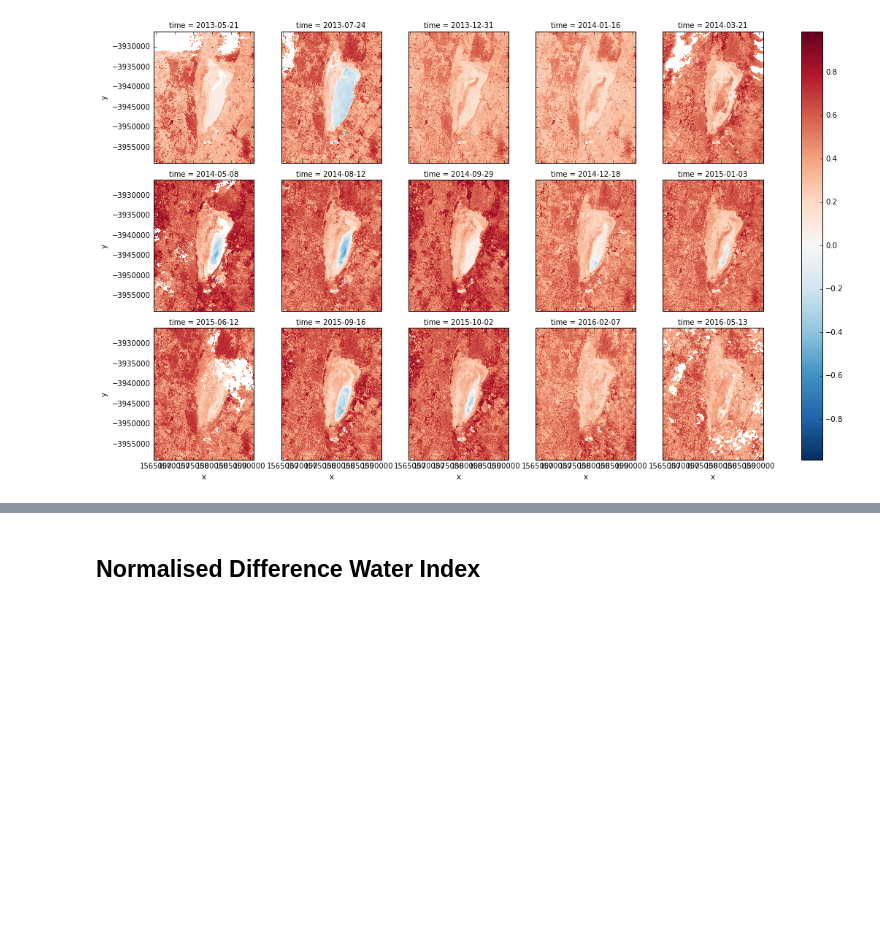
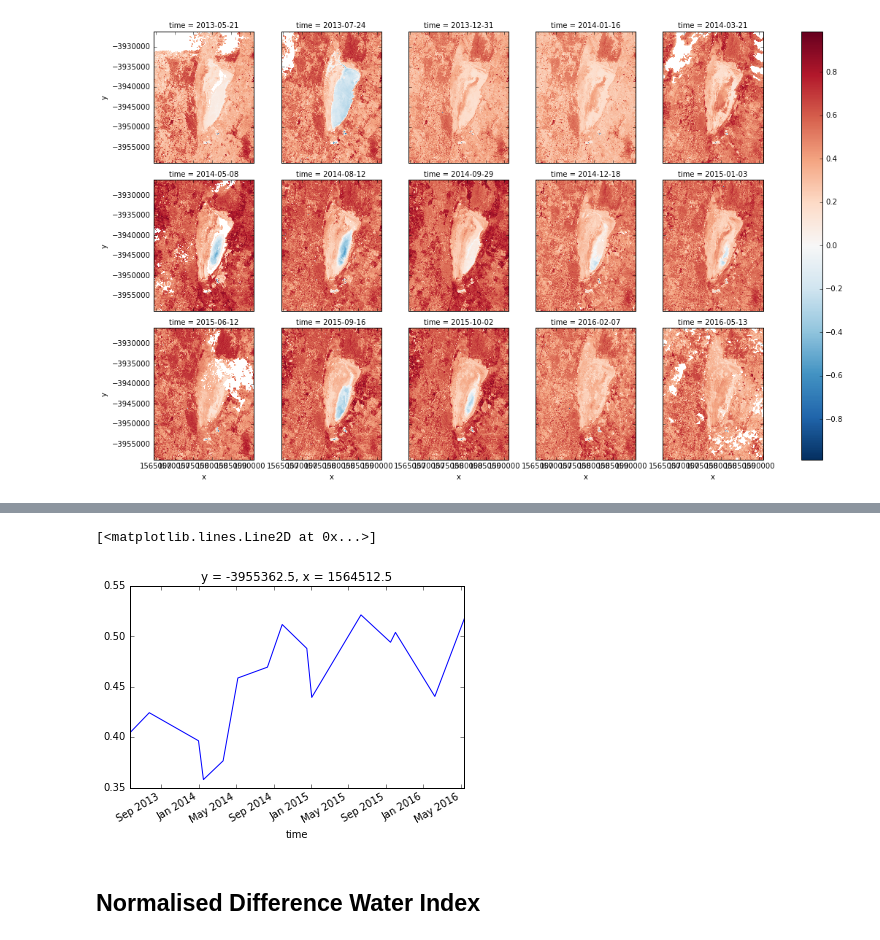
Before and after one commit to zhang01GA/geodanalytics, a Jupyter notebook: BareSoil/export_near_cloudfree_landsat_imagery_stack.ipynb, the cells around one changed output, grey strips where cells are left out. Saved outputs shown, nothing was run; the diff lists cells and outputs as text; code cells hidden in the pictures; blank space fills up the shorter version.

```diff
--- a/BareSoil/export_near_cloudfree_landsat_imagery_stack.ipynb
+++ b/BareSoil/export_near_cloudfree_landsat_imagery_stack.ipynb
@@ -406,14 +437,13 @@ print ('No data values', bands.red.nodata)
 # %%
 
 # Normalized Differenc Vegetation Index: Red and near Infrared bands
-
-ndvi = ((nir - red) / (nir + red)).where(cloud_free)
+# ndvi = ((nir - red) / (nir + red)).where(cloud_free)
 
 # Normalized Differenc Water Index: Green and Shortwave Infrared Bands
-
+#del(ndwi)
 ndwi = ((swir1- green)/(green + swir1)).where(cloud_free)
 
 #ndwi = ((green- swir1)/(green + swir1)).where(cloud_free)
 
-ndvi.shape
+ndwi.shape
 # %% [output]
@@ -529,11 +588,7 @@ mostly_good_ndvi.isel(x=[200], y=[200]).plot()
 # %%
-
-How to export xarray.DataArray (time: 11, y: 490, x: 420) into geotiff?
-
-red, green, blue, swir1
-
-NDVI
-
-NDWI
+#How to export xarray.DataArray (time: 11, y: 490, x: 420) into geotiff?
 
 mostly_good_ndvi.sel(y=-3955361, x=1549813, method='nearest').plot()
+# %% [output]
+[<matplotlib.lines.Line2D at 0x...>]
+[figure, added]
```
Also changed, not shown: parts of 31 cells of this notebook, 2 other files.
